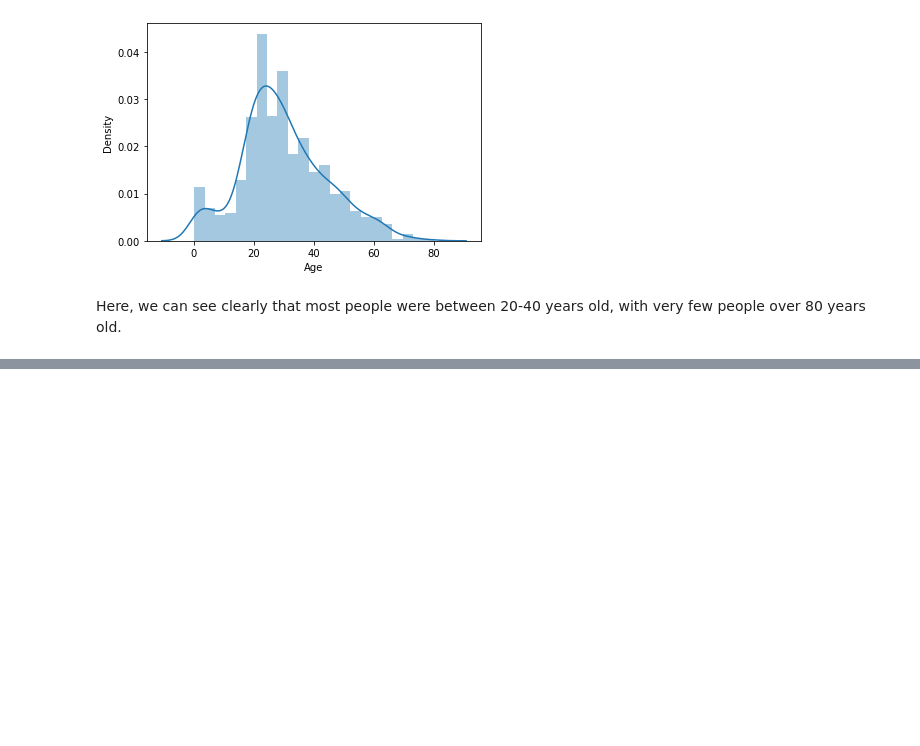
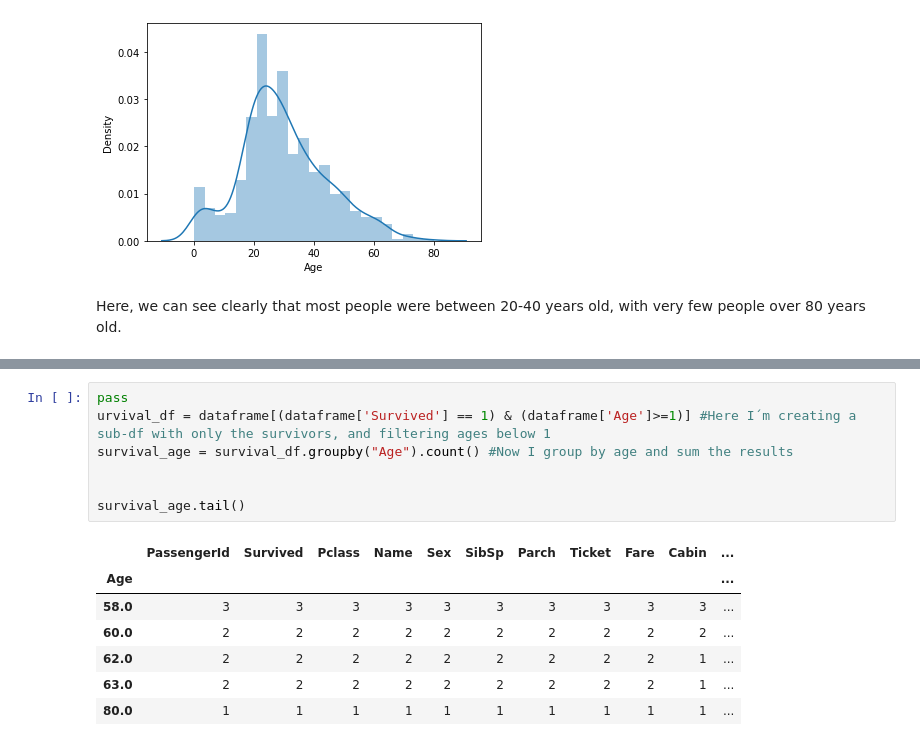
Before and after one commit to gabriel-delmaestro/Titanic_Challenge, a Jupyter notebook: codigo.ipynb, the cells around one changed output, grey strips where cells are left out. Drawn from its saved outputs; the diff is of its cells as text; blank space fills up the shorter version.

```diff
--- a/codigo.ipynb
+++ b/codigo.ipynb
@@ -167,0 +169,15 @@ Name: Age, Length: 1046, dtype: float64
+# %%
+pass
+urvival_df = dataframe[(dataframe['Survived'] == 1) & (dataframe['Age']>=1)] #Here I´m creating a sub-df with only the survivors, and filtering ages below 1
+survival_age = survival_df.groupby("Age").count() #Now I group by age and sum the results
+
+
+survival_age.tail()
+# %% [output]
+|  | PassengerId | Survived | Pclass | Name | Sex | SibSp | Parch | Ticket | Fare | Cabin | ... |
+| Age |  |  |  |  |  |  |  |  |  |  | ... |
+| 58.0 | 3 | 3 | 3 | 3 | 3 | 3 | 3 | 3 | 3 | 3 | ... |
+| 60.0 | 2 | 2 | 2 | 2 | 2 | 2 | 2 | 2 | 2 | 2 | ... |
+| 62.0 | 2 | 2 | 2 | 2 | 2 | 2 | 2 | 2 | 2 | 1 | ... |
+| 63.0 | 2 | 2 | 2 | 2 | 2 | 2 | 2 | 2 | 2 | 1 | ... |
+| 80.0 | 1 | 1 | 1 | 1 | 1 | 1 | 1 | 1 | 1 | 1 | ... |
```
Also changed, not shown: parts of 8 cells of this notebook.
